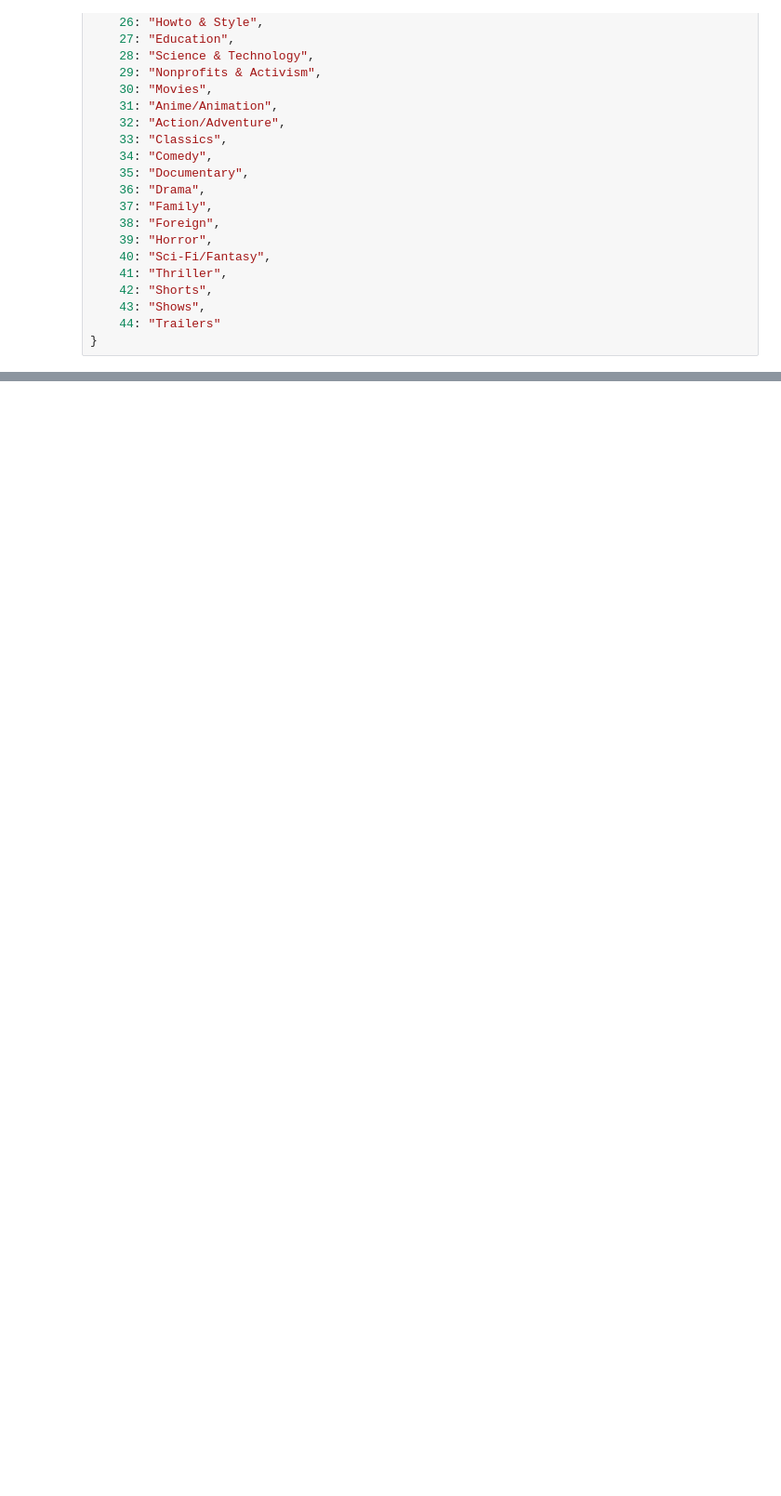
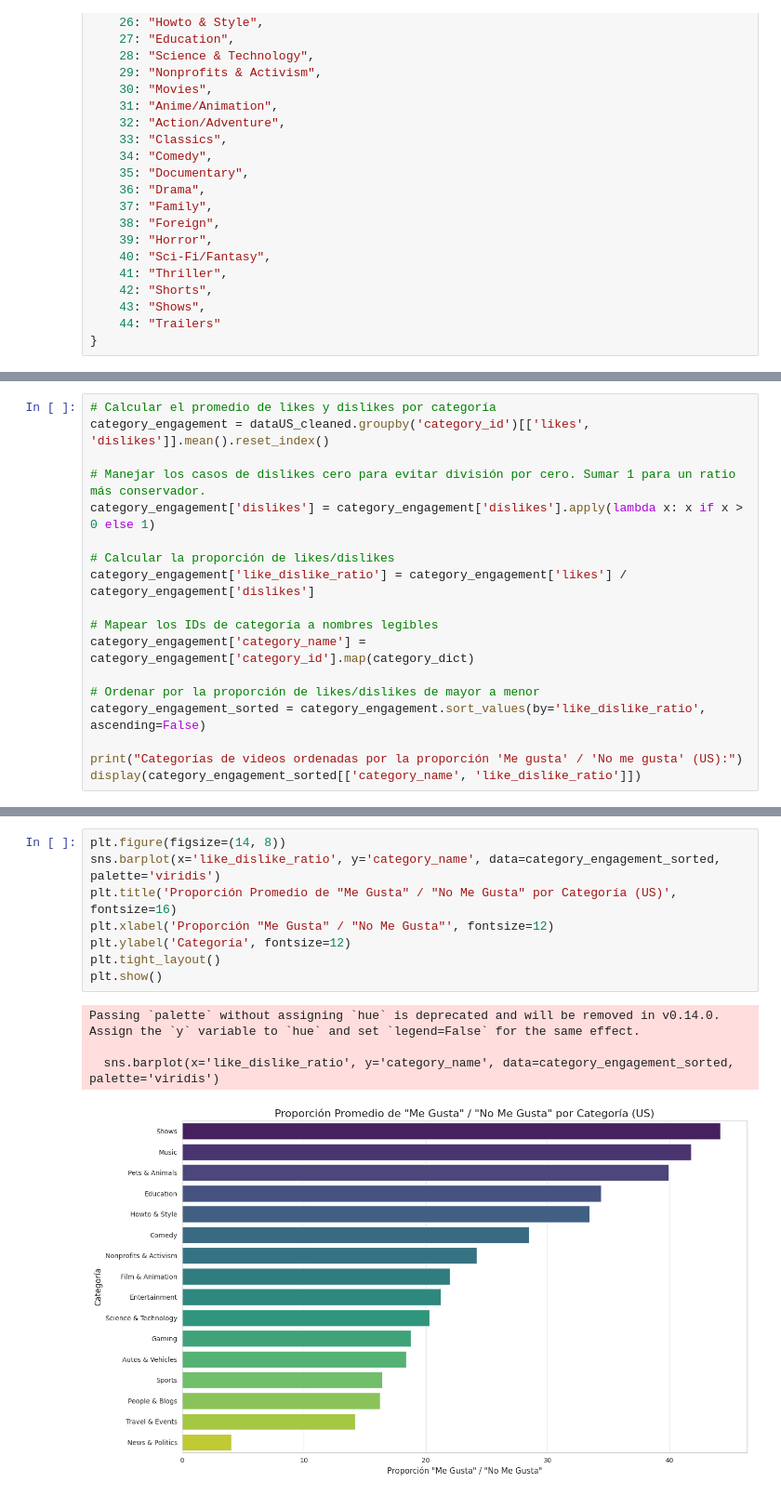
Before and after one commit to Fundamentos-de-Data-Science-UPC/TB2, a Jupyter notebook: TF.ipynb, the cells around one changed output, grey strips where cells are left out. Shown at 93% size. Drawn from its saved outputs; the diff is of its cells as text; blank space fills up the shorter version.

```diff
--- a/TF.ipynb
+++ b/TF.ipynb
@@ -151,0 +288,18 @@ Mostrar dataframe para Estados Unidos
+# %%
+# Calcular el promedio de likes y dislikes por categoría
+category_engagement = dataUS_cleaned.groupby('category_id')[['likes', 'dislikes']].mean().reset_index()
+
+# Manejar los casos de dislikes cero para evitar división por cero. Sumar 1 para un ratio más conservador.
+category_engagement['dislikes'] = category_engagement['dislikes'].apply(lambda x: x if x > 0 else 1)
+
+# Calcular la proporción de likes/dislikes
+category_engagement['like_dislike_ratio'] = category_engagement['likes'] / category_engagement['dislikes']
+
+# Mapear los IDs de categoría a nombres legibles
+category_engagement['category_name'] = category_engagement['category_id'].map(category_dict)
+
+# Ordenar por la proporción de likes/dislikes de mayor a menor
+category_engagement_sorted = category_engagement.sort_values(by='like_dislike_ratio', ascending=False)
+
+print("Categorías de videos ordenadas por la proporción 'Me gusta' / 'No me gusta' (US):")
+display(category_engagement_sorted[['category_name', 'like_dislike_ratio']])
@@ -151,0 +325,13 @@ Mostrar dataframe para Estados Unidos
+# %%
+plt.figure(figsize=(14, 8))
+sns.barplot(x='like_dislike_ratio', y='category_name', data=category_engagement_sorted, palette='viridis')
+plt.title('Proporción Promedio de "Me Gusta" / "No Me Gusta" por Categoría (US)', fontsize=16)
+plt.xlabel('Proporción "Me Gusta" / "No Me Gusta"', fontsize=12)
+plt.ylabel('Categoría', fontsize=12)
+plt.tight_layout()
+plt.show()
+# %% [output]
+Passing `palette` without assigning `hue` is deprecated and will be removed in v0.14.0. Assign the `y` variable to `hue` and set `legend=False` for the same effect.
+
+  sns.barplot(x='like_dislike_ratio', y='category_name', data=category_engagement_sorted, palette='viridis')
+[figure, added]
```
Also changed, not shown: parts of 65 cells of this notebook.
